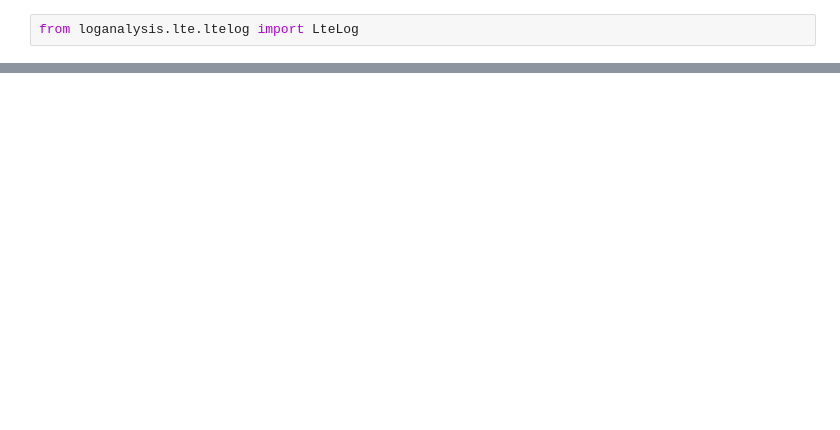
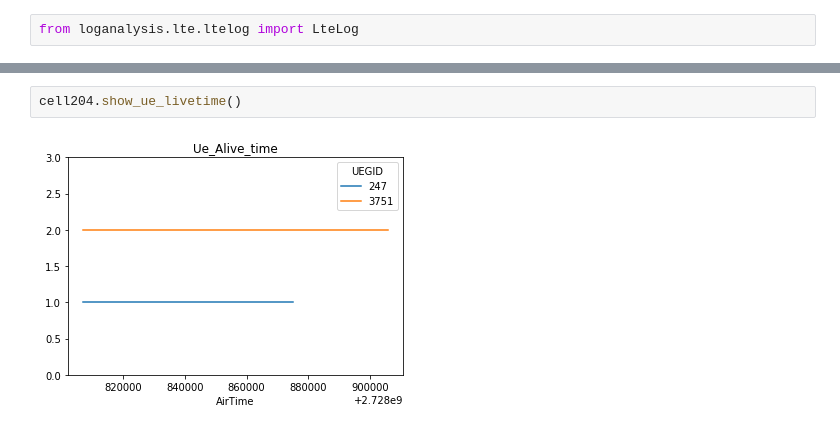
Before and after one commit to HonghaiJia/loganalysis, a Jupyter notebook: notebooks/lte/dlschd/Untitled.ipynb, the cells around one changed output, grey strips where cells are left out. Saved outputs shown, nothing was run; the diff lists cells and outputs as text; blank space fills up the shorter version.

```diff
--- a/notebooks/lte/dlschd/Untitled.ipynb
+++ b/notebooks/lte/dlschd/Untitled.ipynb
@@ -47 +45,5 @@ dtype: float64
+# %%
+cell204.show_ue_livetime()
+# %% [output]
+[figure, added]
 # %%
```
Also changed, not shown: parts of 27 cells of this notebook, 6 other files.
